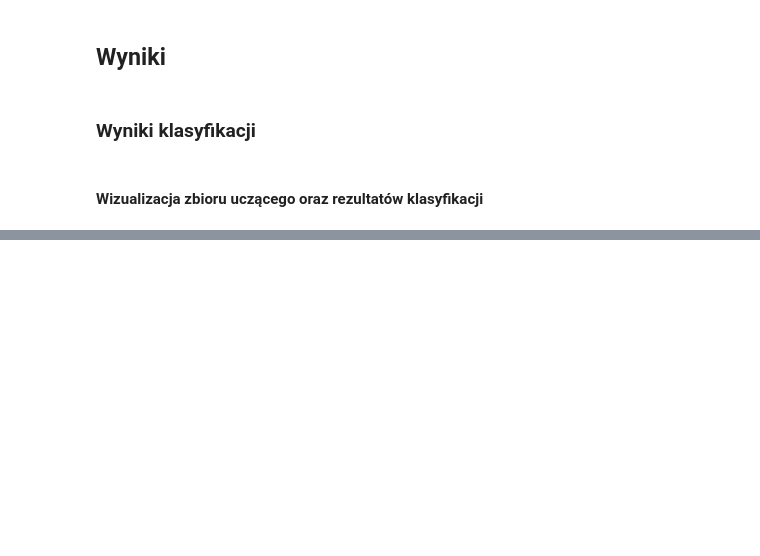
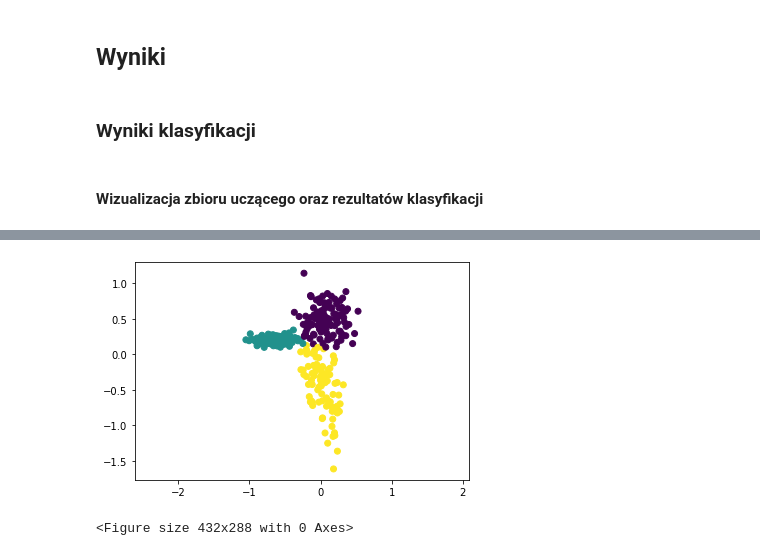
Before and after one commit to gvnbleid/2020-GUM, a Jupyter notebook: MGU_projekt_1a.ipynb, the cells around one changed output, grey strips where cells are left out. Saved outputs shown, nothing was run; the diff lists cells and outputs as text; code cells hidden in the pictures; blank space fills up the shorter version.

```diff
--- a/MGU_projekt_1a.ipynb
+++ b/MGU_projekt_1a.ipynb
@@ -76,7 +76,7 @@ class NeuralNetwork:
     if(seed != None):
       np.random.seed(seed)
 
-    self.edges_weights = [np.random.randn(x, y) * 0.01 for x, y in zip(layer_sizes[1:], layer_sizes[:-1])]
+    self.edges_weights = [np.random.randn(x, y) for x, y in zip(layer_sizes[1:], layer_sizes[:-1])]
     self.biases_weights = [np.random.rand(x, 1) for x in layer_sizes[1:]]
     self.activation_function = activation_function
     self.activation_function_deriv = activation_function_deriv
@@ -189,24 +189,17 @@ class NeuralNetwork:
           if(self.using_bias):
             sum_db = [sdb + ndb for sdb, ndb in zip(sum_db, db)]
 
-        lf_normalized = learning_factor/len(batch)
-        m_normalized = moment_factor/len(batch)
+        if(self.last_delta_weight != None):
+          sum_dw = [self.moment_factor * ldw + (1 - self.moment_factor) * sdw
+                    for sdw, ldw in zip(sum_dw, self.last_delta_weight)]
+          if(self.using_bias):
+            sum_db = [self.moment_factor * ldb + (1 - self.moment_factor) * sdb
+                      for sdb, ldb in zip(sum_db, self.last_delta_biases)]
 
-        if self.last_delta_weight == None:
-            self.edges_weights = [w - lf_normalized * nw
-                            for w, nw in zip(self.edges_weights, sum_dw)]
-        else:
-            self.edges_weights = [w - lf_normalized * nw - m_normalized * pnw
-                            for w, nw, pnw in zip(self.edges_weights, sum_dw, self.last_delta_weight)]
+        self.edges_weights = [ew - (learning_factor / len(batch)) * sdw for ew, sdw in zip(self.edges_weights, sum_dw)]
 
-        if self.using_bias:
-            if self.last_delta_biases == None:
-                self.biases_weights = [b - lf_normalized * nb
-                               for b, nb in zip(self.biases_weights, sum_db)]
-            else:
-                self.biases_weights = [b - lf_normalized * nb - m_normalized * pnb
-                               for b, nb, pnb in zip(self.biases_weights, sum_db, self.last_delta_biases)]
-
+        if(self.using_bias):
+          self.biases_weights = [bw - (learning_factor / len(batch)) * sdb for bw, sdb in zip(self.biases_weights, sum_db)]
 
         self.last_delta_biases = sum_db
         self.last_delta_weight = sum_dw
@@ -218,6 +211,8 @@ class NeuralNetwork:
           print(f"Epoch {i}: [{batch_id}/{len(batches)}] - Accuracy: {train_acc} / {len(training_set)}")
         else:
           print(f"Epoch {i}: [{batch_id}/{len(batches)}] - Accuracy: {test_acc}")
+
+        self.loss = 0
 
         self.take_snapshot(
           f'Epoch {i}: [{batch_id}/{len(batches)}]', train_acc, test_acc)
@@ -373,12 +368,12 @@ def vectorize_class(class_id, class_length):
 # %%
 from datetime import datetime
 
-train, test = load_classification_wrapper(BASE_DIR + r'/data/classification', 'data.simple', 100)
+train, test = load_classification_wrapper(BASE_DIR + r'/data/classification', 'data.three_gauss', 100)
 inp_lay_size = len(train[0][0])
 out_lay_size = len(train[0][1])
 np.random.seed(11)
-nn = NeuralNetwork([inp_lay_size, 2, out_lay_size], sigmoid, sigmoid_derivative, sigmoid, sigmoid_derivative, quadratic_cost_derivative, True, TaskType.Classification)
-nn.learn(train, test, 3, 0.7, 10, 10)
+nn = NeuralNetwork([inp_lay_size, 8, out_lay_size], sigmoid, sigmoid_derivative, sigmoid, sigmoid_derivative, quadratic_cost_derivative, True, TaskType.Classification)
+nn.learn(train, test, 0.9, 0.3, 20, 500)
 
 now = datetime.now()
 current_time = now.strftime("%H:%M:%S")
@@ -493,7 +488,7 @@ def process(seed, hidden_layer_sizes, hidden_layers_activation_function, hidden_
     probes_x, probes_y, probes_input = create_heatmap(
         min(x), max(x), min(y), max(y), 300, 300)
 
-    nn.learn(train_data, test_data, eta, alpha, batch_size, epochs, probe=probes_input)
+    nn.learn(train_data, test_data, eta, alpha, batch_size, epochs)#, probe=probes_input)
 
     # classification points visualization
     valid_classification = [np.argmax(entry[1]) for entry in test_data]
@@ -516,4 +511,5 @@ def process(seed, hidden_layer_sizes, hidden_layers_activation_function, hidden_
         pyplot.show()
         pyplot.clf()
 
-process(0, [5], sigmoid, sigmoid_derivative, sigmoid, sigmoid_derivative, quadratic_cost_derivative, True, BASE_DIR + r'/data/classification', 'data.three_gauss', 100, 10, 10, 0.9, 0)
+process(0, [5], sigmoid, sigmoid_derivative, sigmoid, sigmoid_derivative, quadratic_cost_derivative, True, BASE_DIR + r'/data/classification', 'data.three_gauss', 100, 10, 10, 3, 0)
+# %% [output]
@@ -519,0 +533,2 @@ process(0, [5], sigmoid, sigmoid_derivative, sigmoid, sigmoid_derivative, quadra
+[figure, added]
+<Figure size 432x288 with 0 Axes>
```
Also changed, not shown: parts of 1 cell of this notebook.
